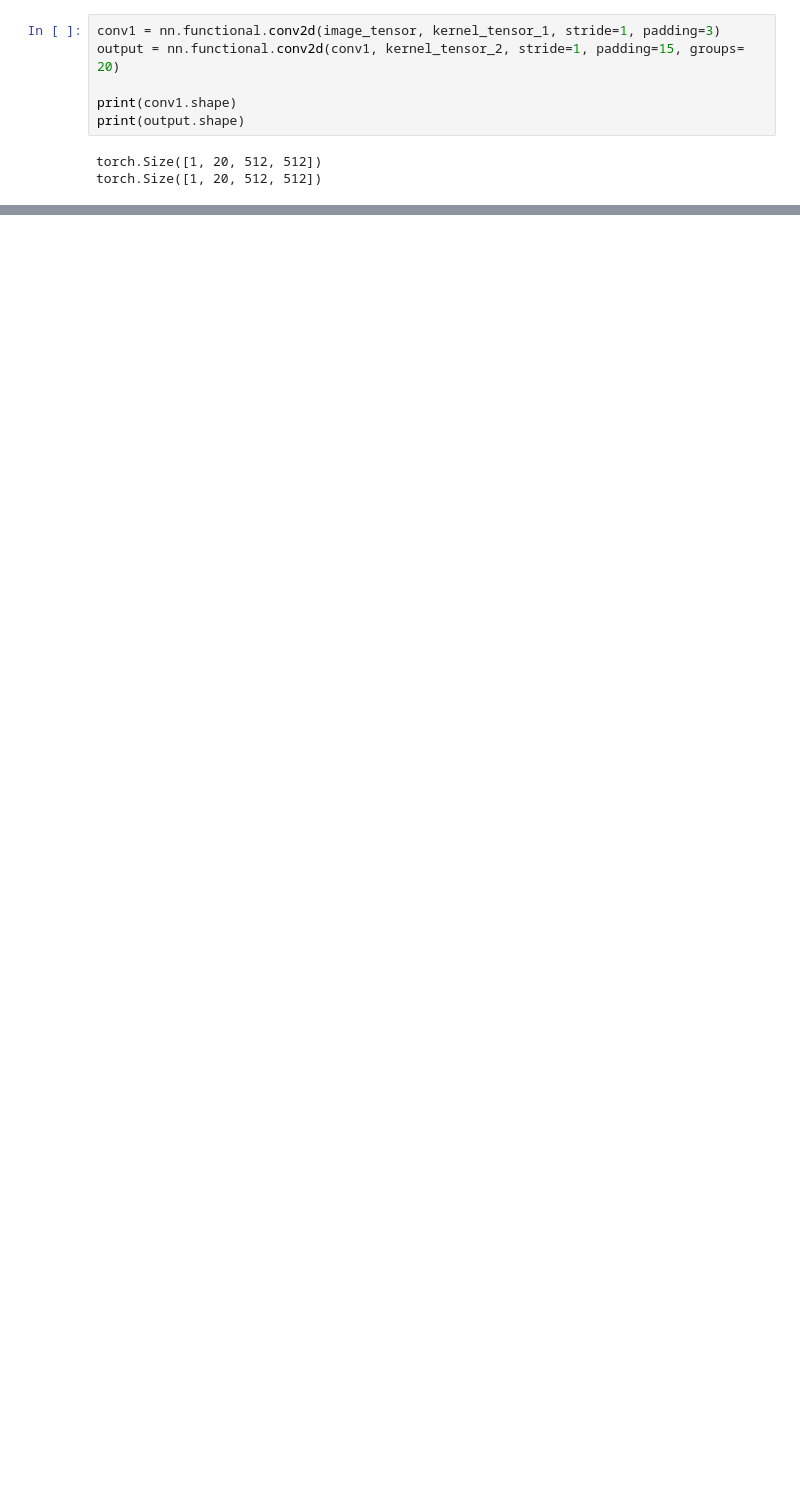
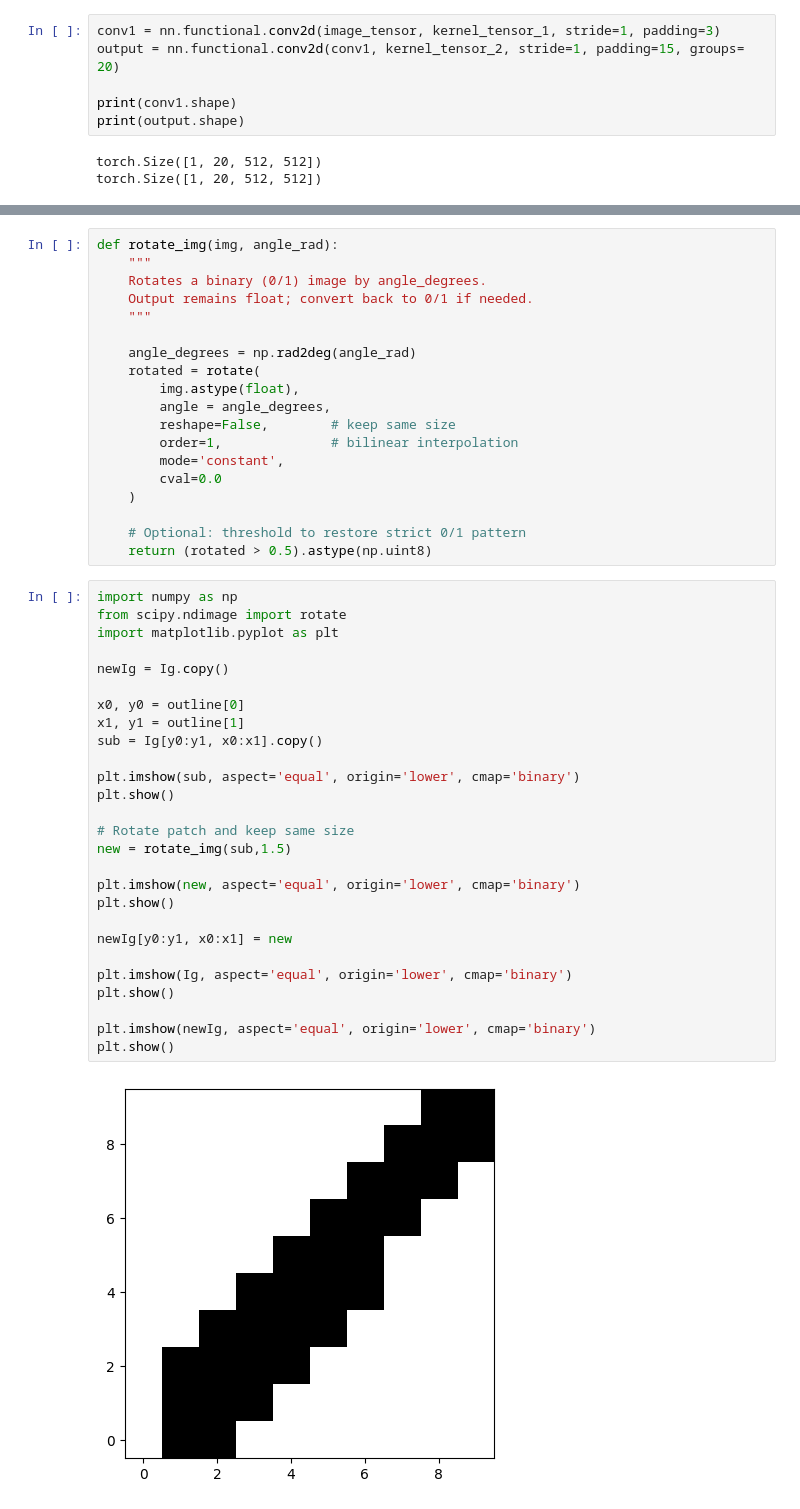
Before and after one commit to JesseGiet/pygestalt_jesse, a Jupyter notebook: pytorch_project/pytorch_test.ipynb, the cells around one changed output, grey strips where cells are left out. Cells and saved outputs as stored; diff of their text form; blank space fills up the shorter version.

```diff
--- a/pytorch_project/pytorch_test.ipynb
+++ b/pytorch_project/pytorch_test.ipynb
@@ -120,0 +323,48 @@ plt.show()
+# %%
+def rotate_img(img, angle_rad):
+    """
+    Rotates a binary (0/1) image by angle_degrees.
+    Output remains float; convert back to 0/1 if needed.
+    """
+
+    angle_degrees = np.rad2deg(angle_rad)
+    rotated = rotate(
+        img.astype(float),
+        angle = angle_degrees,
+        reshape=False,        # keep same size
+        order=1,              # bilinear interpolation
+        mode='constant',
+        cval=0.0
+    )
+
+    # Optional: threshold to restore strict 0/1 pattern
+    return (rotated > 0.5).astype(np.uint8)
+# %%
+import numpy as np
+from scipy.ndimage import rotate
+import matplotlib.pyplot as plt
+
+newIg = Ig.copy()
+
+x0, y0 = outline[0]
+x1, y1 = outline[1]
+sub = Ig[y0:y1, x0:x1].copy()
+
+plt.imshow(sub, aspect='equal', origin='lower', cmap='binary')
+plt.show()
+
+# Rotate patch and keep same size
+new = rotate_img(sub,1.5)
+
+plt.imshow(new, aspect='equal', origin='lower', cmap='binary')
+plt.show()
+
+newIg[y0:y1, x0:x1] = new
+
+plt.imshow(Ig, aspect='equal', origin='lower', cmap='binary')
+plt.show()
+
+plt.imshow(newIg, aspect='equal', origin='lower', cmap='binary')
+plt.show()
+# %% [output]
+[figure, added]
```
Also changed, not shown: parts of 13 cells of this notebook.
